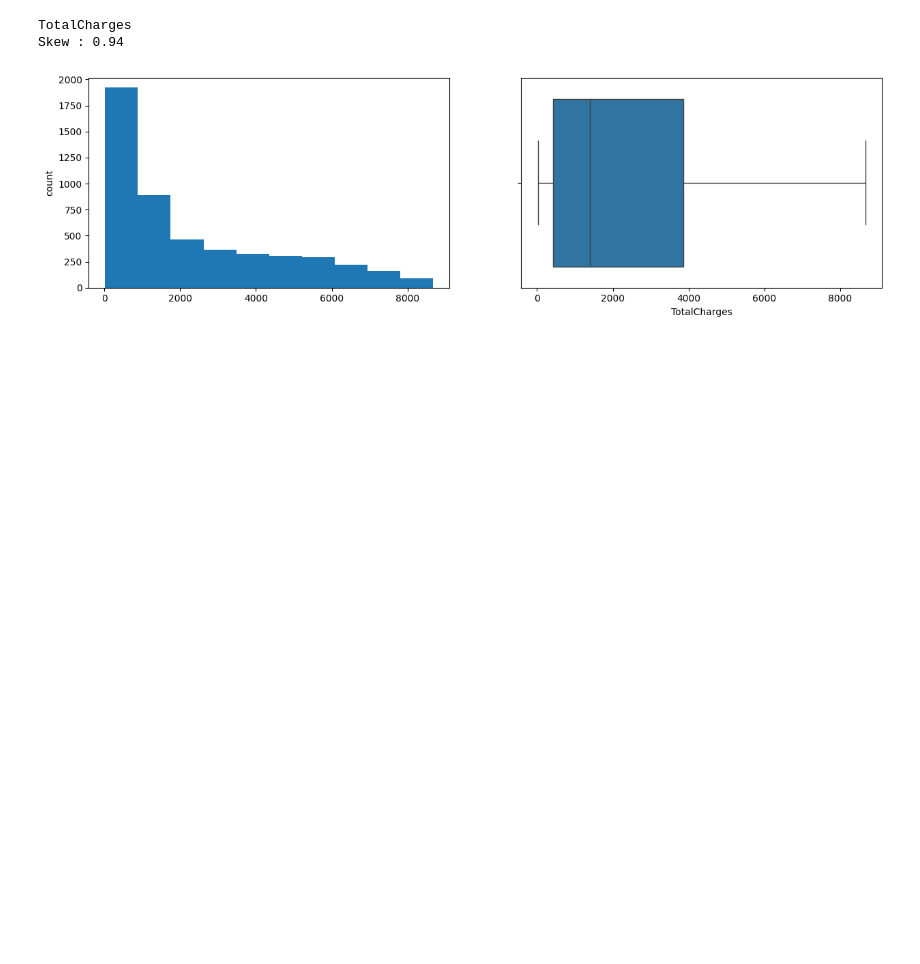
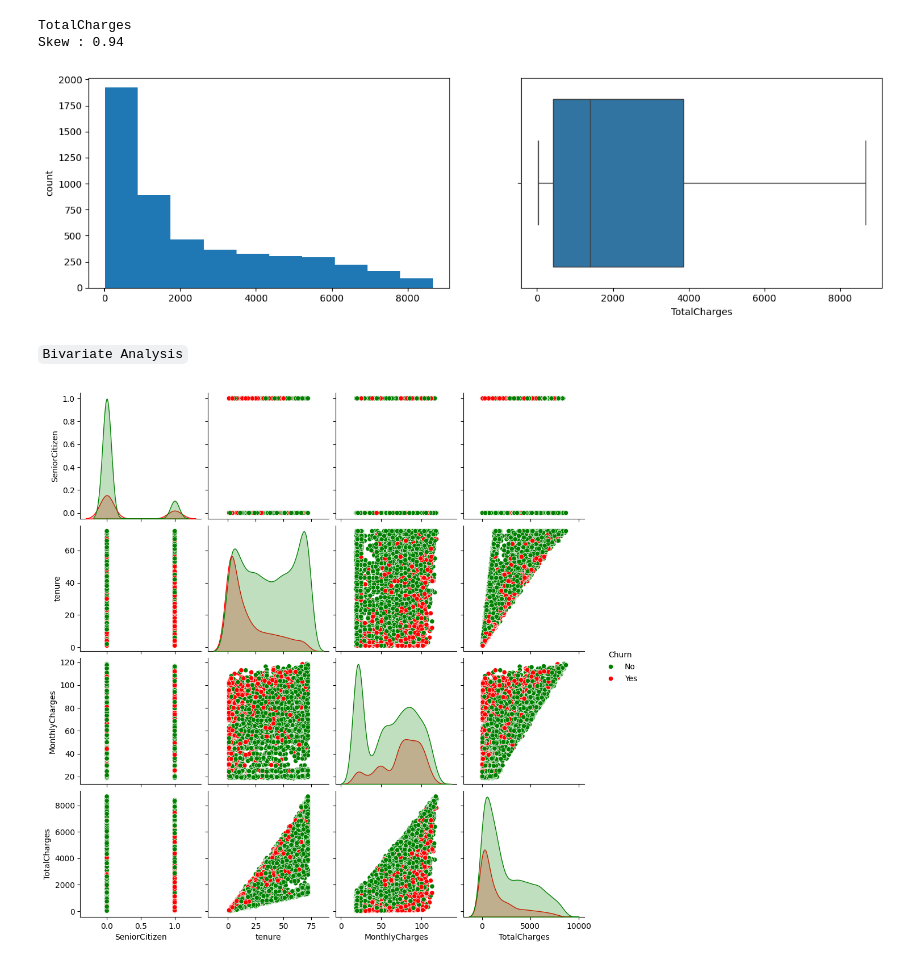
Before and after one commit to zubeetech/Customer-Churn-Prediction, a Jupyter notebook: Notebook/customer_churn.ipynb, the cells around one changed output. Saved outputs shown, nothing was run; the diff lists cells and outputs as text; code cells hidden in the pictures; blank space fills up the shorter version.

Commit message:
Add Bivariate Analysis

```diff
--- a/Notebook/customer_churn.ipynb
+++ b/Notebook/customer_churn.ipynb
@@ -453,3 +456,9 @@ Skew : -0.24
 TotalCharges
 Skew : 0.94
 [figure]
+# %% [markdown]
+`Bivariate Analysis`
+# %%
+sns.pairplot(df, hue='Churn', palette=colors);
+# %% [output]
+[figure, added]
```
Also changed, not shown: parts of 3 cells of this notebook.
